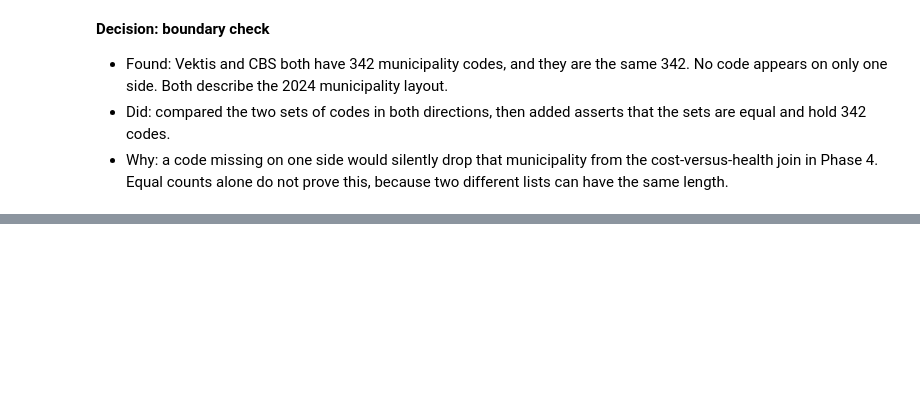
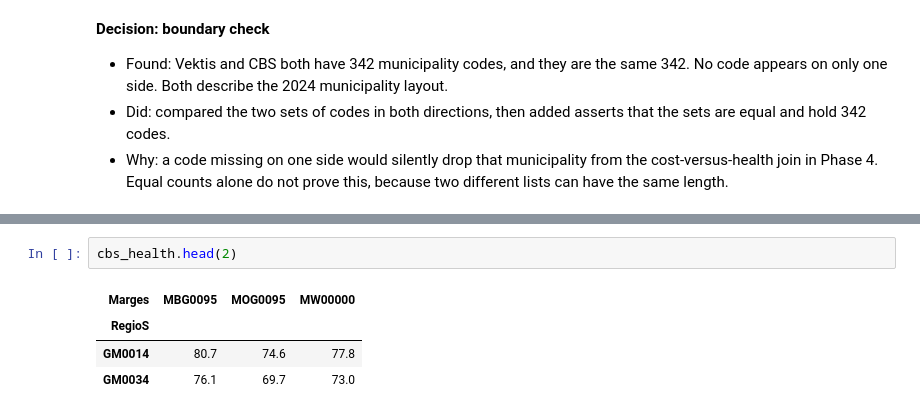
Before and after one commit to FaraRahimi/health-cost-benchmark, a Jupyter notebook: notebooks/02_clean.ipynb, the cells around one changed output, grey strips where cells are left out. Drawn from its saved outputs; the diff is of its cells as text; blank space fills up the shorter version.

```diff
--- a/notebooks/02_clean.ipynb
+++ b/notebooks/02_clean.ipynb
@@ -459,0 +496,7 @@ assert len(vektis_codes) == 342
+# %%
+cbs_health.head(2)
+# %% [output]
+| Marges | MBG0095 | MOG0095 | MW00000 |
+| RegioS |  |  |  |
+| GM0014 | 80.7 | 74.6 | 77.8 |
+| GM0034 | 76.1 | 69.7 | 73.0 |
```
Also changed, not shown: parts of 14 cells of this notebook.
